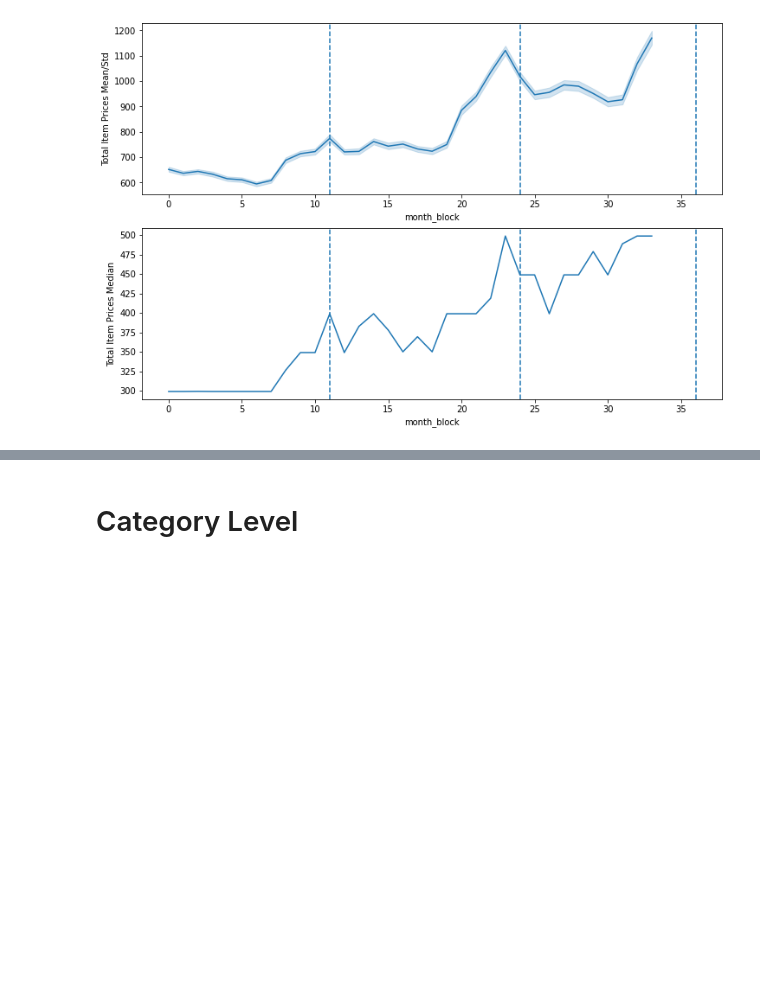
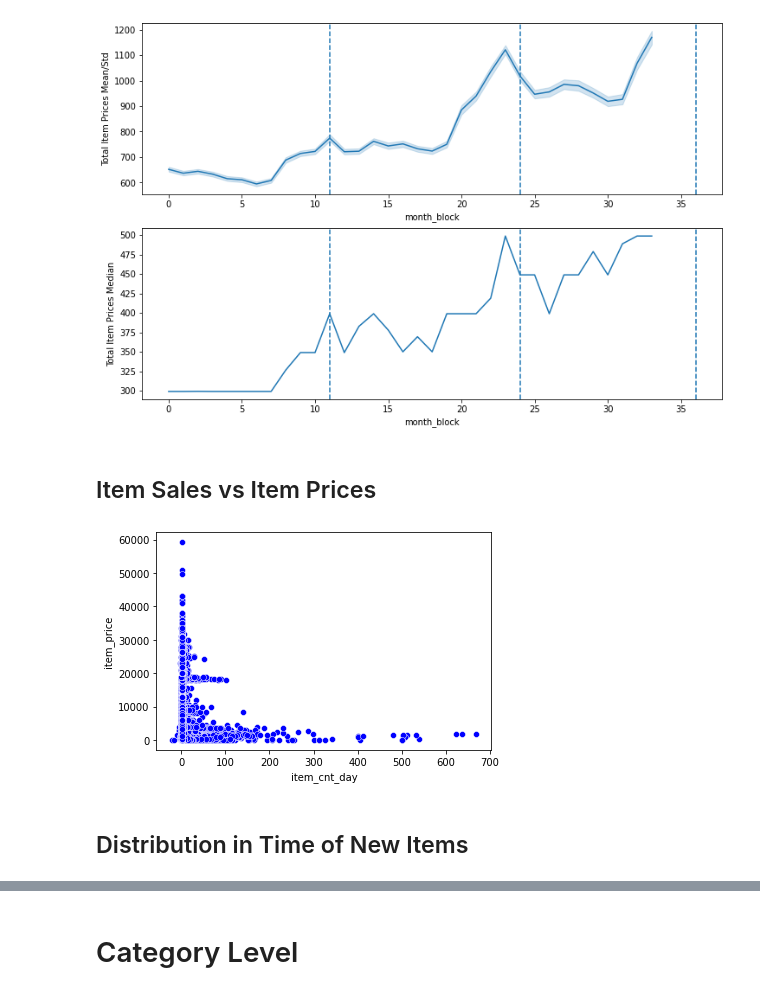
Before and after one commit to PaulIusztin/sales-prediction, a Jupyter notebook: notebooks/eda.ipynb, the cells around one changed output, grey strips where cells are left out. Cells and saved outputs as stored; diff of their text form; code cells hidden in the pictures; blank space fills up the shorter version.

```diff
--- a/notebooks/eda.ipynb
+++ b/notebooks/eda.ipynb
@@ -405,3 +435,16 @@ ax[1].set_ylabel("Total Item Prices Median")
 # %% [output]
 Text(0, 0.5, 'Total Item Prices Median')
 [figure]
+# %% [markdown]
+## Item Sales vs Item Prices
+# %%
+def compare_cheaper_vs_expensive_items(df: pd.DataFrame):
+    df = df.query("item_price < 100000 and item_cnt_day < 1000")
+    sns.scatterplot(x=df["item_cnt_day"], y=df["item_price"], color="b")
+# %%
+# TODO
+compare_cheaper_vs_expensive_items(train_df)
+# %% [output]
+[figure, added]
+# %% [markdown]
+## Distribution in Time of New Items
```
Also changed, not shown: parts of 38 cells of this notebook, 1 other file.
